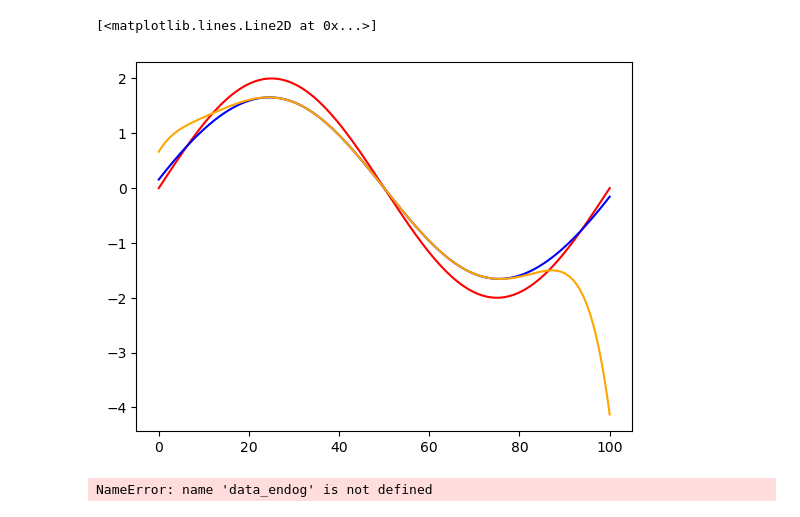
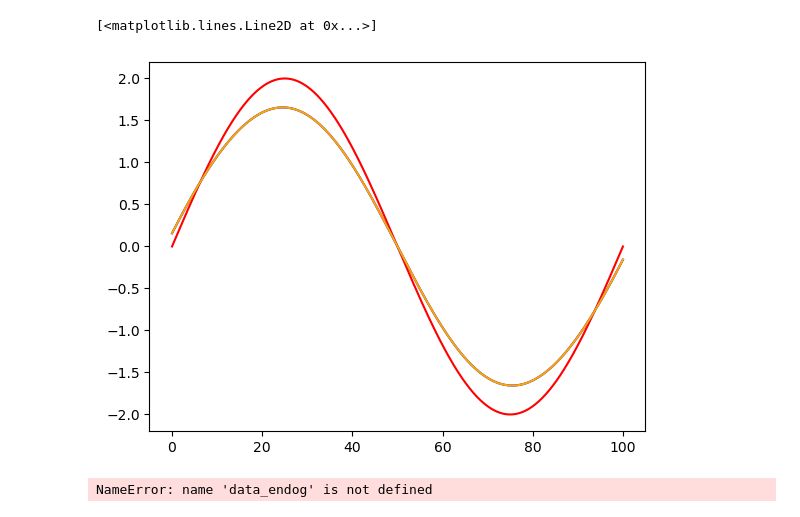
Before and after one commit to marcandre259/kernel_regression, a Jupyter notebook: py-kernel-regression/examples/compare_reg.ipynb, the cells around one changed output. Cells and saved outputs as stored; diff of their text form; code cells hidden in the pictures.

```diff
--- a/py-kernel-regression/examples/compare_reg.ipynb
+++ b/py-kernel-regression/examples/compare_reg.ipynb
@@ -8,26 +8,26 @@ from py_kernel_regression import loc_constant_fit, fit_predict
 # %%
 import numpy as np
 import matplotlib.pyplot as plt
 import statsmodels.api as sm
 n = 1000
 x = np.linspace(0, 100, n)
 y = np.array([2.0 * np.sin(x_i * np.pi/50) for x_i in x])
 
 exog = x[:, None]
 endog = y[:, None]
 
-mod = sm.nonparametric.KernelReg(endog, exog, var_type='c', reg_type='ll', bw=[10.0])
+mod = sm.nonparametric.KernelReg(endog, exog, var_type='c', reg_type='lc', bw=[10.0])
 
 y_hat = mod.fit()[0]
 
 y_hat_rust = fit_predict([10.0], endog.ravel(), exog, exog, var_type=["c"], reg_type="loc_linear")
 
 plt.plot(x, y, color="red")
 plt.plot(x, y_hat, color="blue")
 plt.plot(x, y_hat_rust, color="orange")
 # %% [output]
 [<matplotlib.lines.Line2D at 0x...>]
-[figure, old version]
+[figure, new version]
 # %%
 data_endog
 # %% [output]
```
Also changed, not shown: 3 other files.
